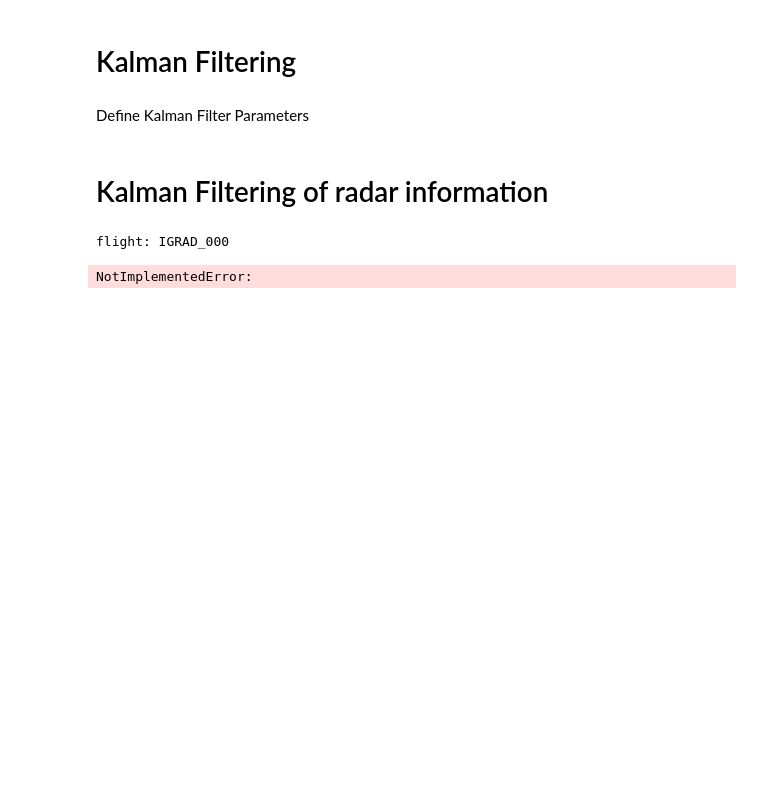
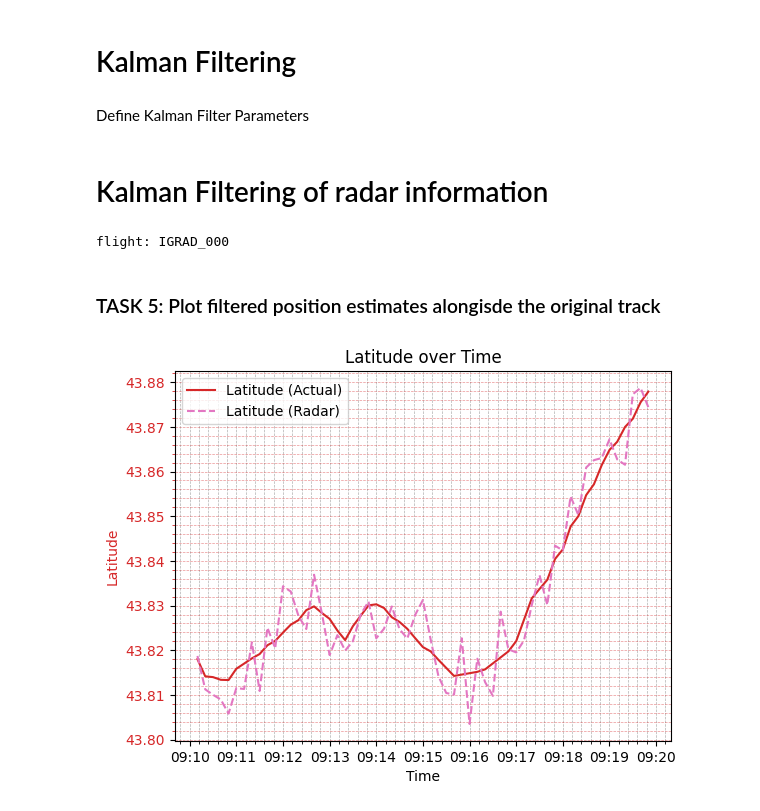
Before and after one commit to mrmrjing/KalmanFilterAirRadar, a Jupyter notebook: project2.ipynb, the cells around one changed output. Cells and saved outputs as stored; diff of their text form; code cells hidden in the pictures; blank space fills up the shorter version.

Commit message:
Implement Kalman Filter model and performed filtering. Implemented function to measure the error of filtered positions.

```diff
--- a/project2.ipynb
+++ b/project2.ipynb
@@ -313,18 +360,18 @@ def construct_kalman_filter(data, delta_time=10):
 # Kalman Filtering of radar information
 # %%
 # Variable to define time
-start_time = "2020-04-15 08:00"
-end_time = "2020-04-15 10:00"
+start_time = "2020-04-15 09:10"
+end_time = "2020-04-15 09:20"
 data = datas["IGRAD_000"]
 
-# Radar data
-radar_data = get_radar_data_for_flight(data).between(start_time, end_time)
+# Actual data
+actual_data = data.between(start_time, end_time).data
+
+# Radar flight
+radar_flight = get_radar_data_for_flight(data).between(start_time, end_time)
+radar_data = radar_flight.data
 
 # Construct kalman filter model
-kf = construct_kalman_filter(radar_data)
+kf = construct_kalman_filter(radar_flight)
 # %% [output]
 flight: IGRAD_000
-# %%
-estimate = kf.filter(radar_data)
-# %% [output]
-NotImplementedError:
@@ -330,0 +384,6 @@ NotImplementedError:
+# %% [markdown]
+### TASK 5: Plot filtered position estimates alongisde the original track
+# %%
+plot_actual_radar_latitude(actual_data, radar_data, 5, 5)
+# %% [output]
+[figure, added]
```
Also changed, not shown: parts of 19 cells of this notebook, 1 other file.
